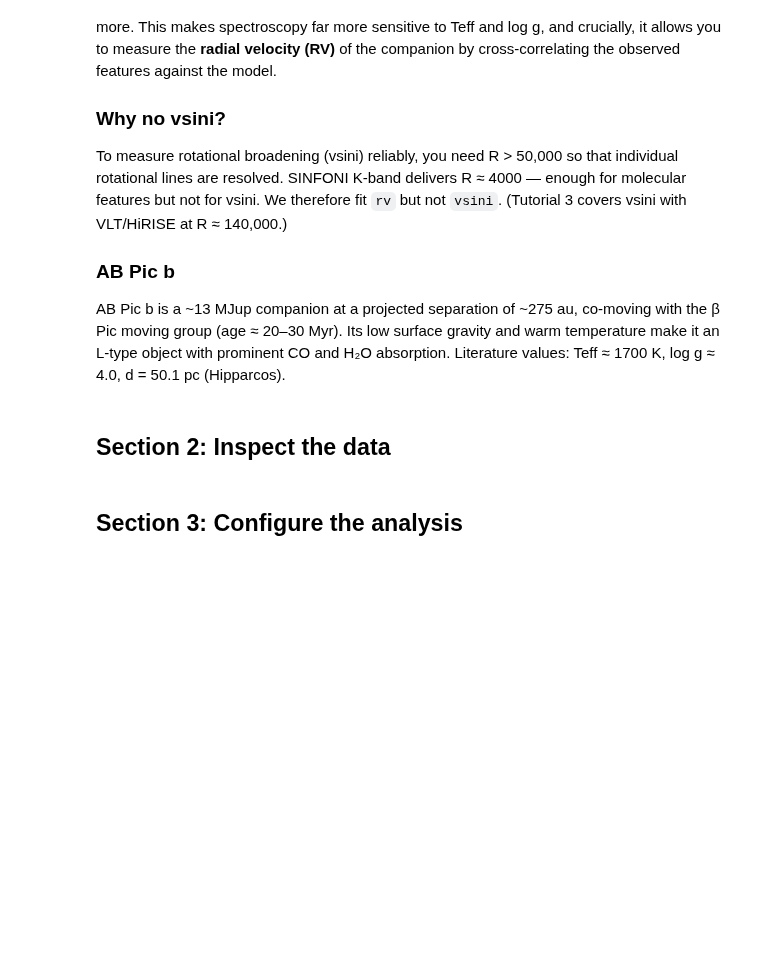
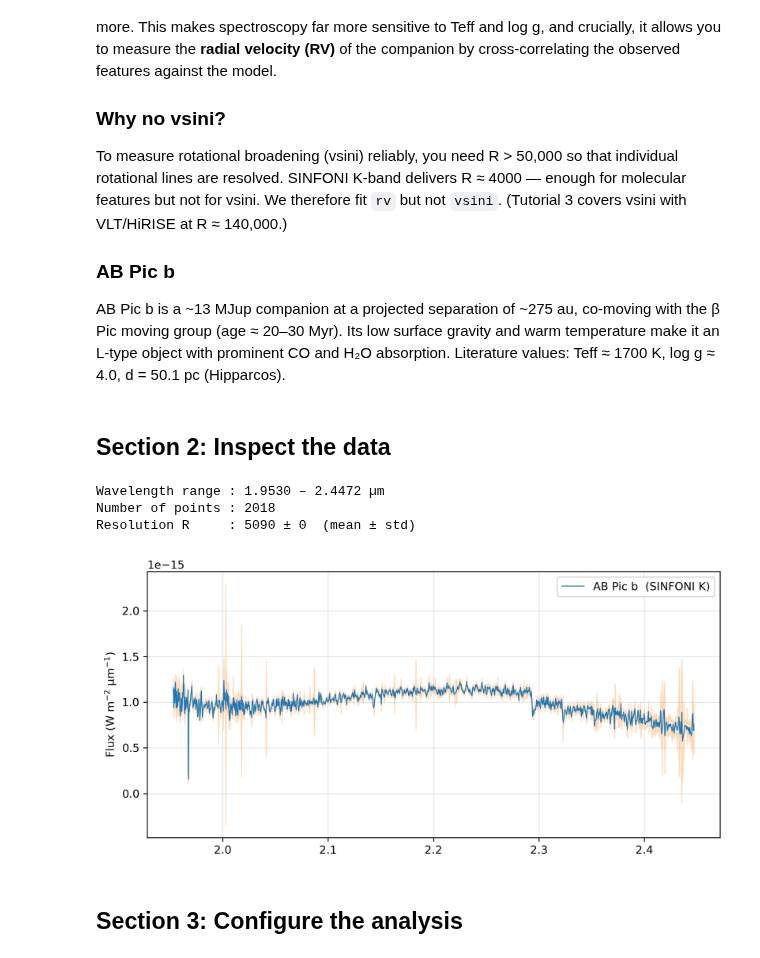
Before and after one commit to exoAtmospheres/ForMoSA, a Jupyter notebook: docs/tutorials/spectroscopy/abpicb/tutorial_spectroscopy.ipynb, the cells around one changed output. Drawn from its saved outputs; the diff is of its cells as text; code cells hidden in the pictures; blank space fills up the shorter version.

```diff
--- a/docs/tutorials/spectroscopy/abpicb/tutorial_spectroscopy.ipynb
+++ b/docs/tutorials/spectroscopy/abpicb/tutorial_spectroscopy.ipynb
@@ -130,28 +203,32 @@ Literature values: Teff ≈ 1700 K, log g ≈ 4.0, d = 50.1 pc (Hipparcos).
 # %% [markdown]
 ## Section 2: Inspect the data
 # %%
-from astropy.io import fits
+from astropy.table import Table
 import matplotlib.pyplot as plt
-import numpy as np
 
-with fits.open(DATA_FILE) as hdul:
-    wav = hdul["WAV"].data.astype(float)   # µm
-    flx = hdul["FLX"].data.astype(float)
-    err = hdul["ERR"].data.astype(float)
-    res = hdul["RES"].data.astype(float)   # spectral resolution R = λ/Δλ
+table = Table.read(DATA_FILE, format="fits")
+wav  = table["WAV"].data.astype(float)       # wavelength (µm)
+flx  = table["FLX"].data.astype(float)       # flux (W/m²/µm)
+err  = table["ERR"].data.astype(float)       # 1-σ uncertainty
+fac  = table["FAC"].data                     # facility names
+ins  = table["INS"].data                     # instrument names
+res  = table["RES"].data.astype(float)       # spectral resolution R = λ/Δλ
 
 print(f"Wavelength range : {wav.min():.4f} – {wav.max():.4f} µm")
 print(f"Number of points : {len(wav)}")
 print(f"Resolution R     : {res.mean():.0f} ± {res.std():.0f}  (mean ± std)")
 
-fig, (ax1, ax2) = plt.subplots(2, 1, figsize=(11, 6), sharex=True)
-ax1.plot(wav, flx, color="#2E86AB", lw=0.8, label="AB Pic b  (SINFONI K)")
-ax1.fill_between(wav, flx - err, flx + err, color="#2E86AB", alpha=0.3)
-ax1.set_ylabel(r"Flux (W m$^{-2}$ µm$^{-1}$)")
-ax1.legend()
-ax2.plot(wav, res, color="#E84855", lw=0.8)
-ax2.set_xlabel(r"Wavelength (µm)")
-ax2.set_ylabel(r"Resolution $R = \lambda / \Delta\lambda$")
-plt.tight_layout(); plt.show()
+fig, ax = plt.subplots(figsize=(8, 4), sharex=True, dpi=300)
+ax.plot(wav, flx, color="C0", lw=0.8, label="AB Pic b  (SINFONI K)")
+ax.fill_between(wav, flx - err, flx + err, color="C1", alpha=0.2)
+ax.set_ylabel(r"Flux (W m$^{-2}$ µm$^{-1}$)")
+ax.legend()
+ax.grid(alpha=0.3)
+plt.tight_layout();
+# %% [output]
+Wavelength range : 1.9530 – 2.4472 µm
+Number of points : 2018
+Resolution R     : 5090 ± 0  (mean ± std)
+[figure, added]
 # %% [markdown]
 ## Section 3: Configure the analysis
```
Also changed, not shown: parts of 23 cells of this notebook, 7 other files.
